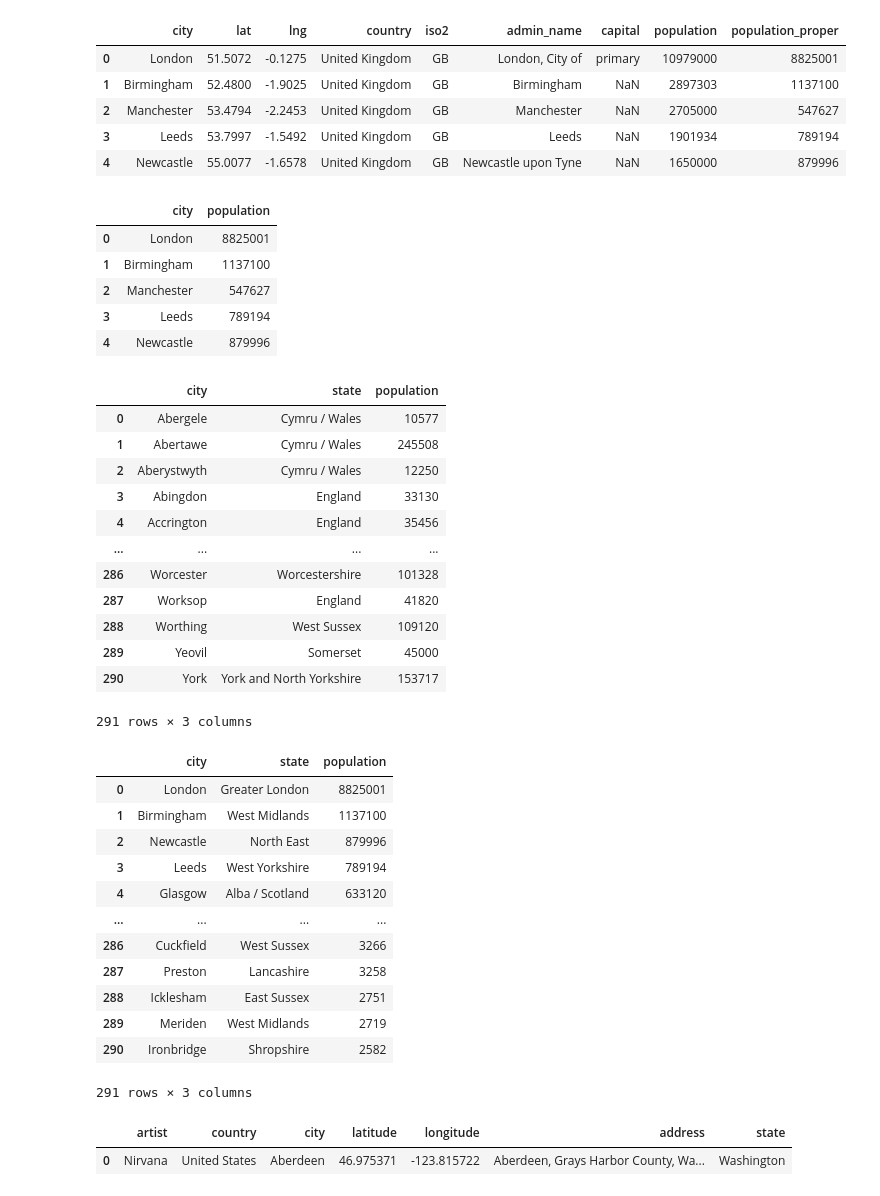
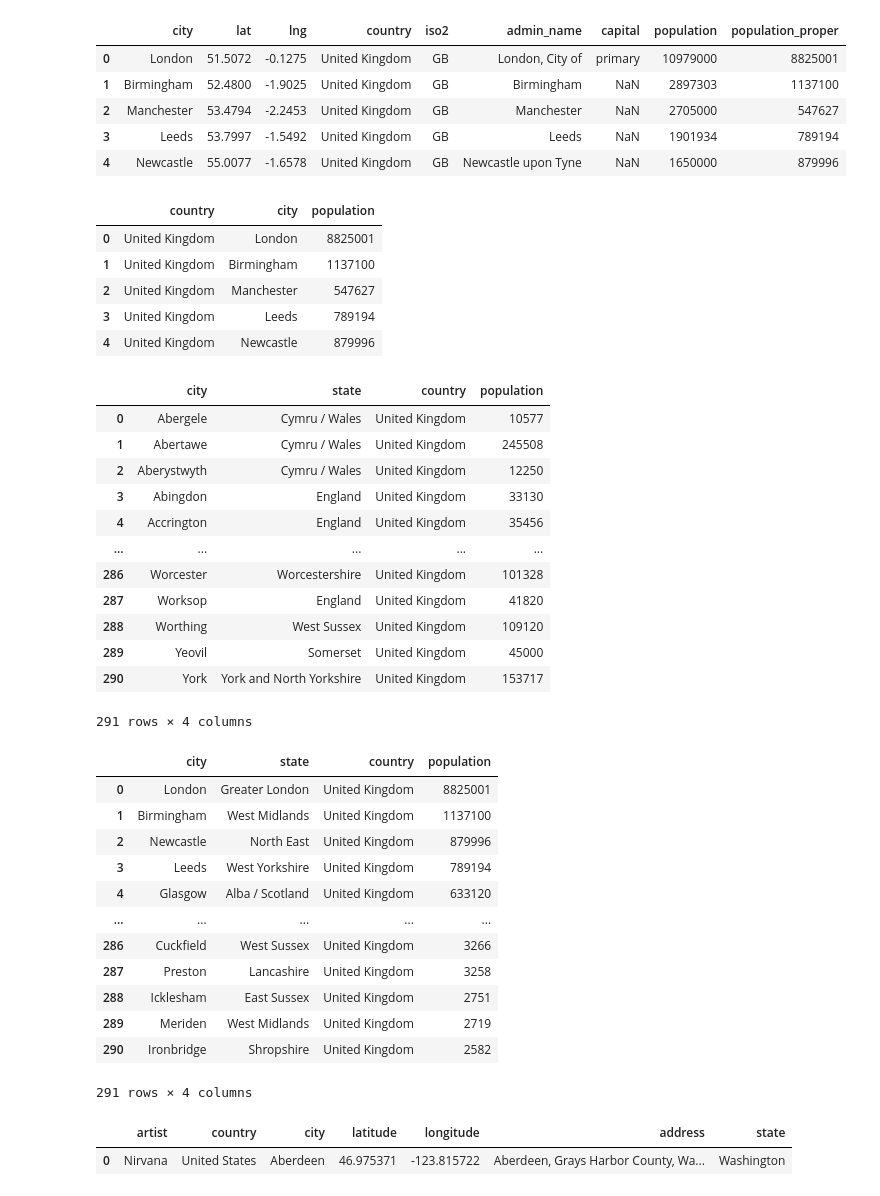
Before and after one commit to arnauog/what_the_rock, a Jupyter notebook: geopy_origins.ipynb, the cells around one changed output. Cells and saved outputs as stored; diff of their text form; code cells hidden in the pictures.

```diff
--- a/geopy_origins.ipynb
+++ b/geopy_origins.ipynb
@@ -2184,50 +2214,50 @@ kaggle_uk_cities.head()
 | 3 | Leeds | 53.7997 | -1.5492 | United Kingdom | GB | Leeds | NaN | 1901934 | 789194 |
 | 4 | Newcastle | 55.0077 | -1.6578 | United Kingdom | GB | Newcastle upon Tyne | NaN | 1650000 | 879996 |
 # %%
-kaggle_uk_cities = kaggle_uk_cities[['city', 'population_proper']].rename(columns={'population_proper': 'population'})
+kaggle_uk_cities = kaggle_uk_cities[['country', 'city', 'population_proper']].rename(columns={'population_proper': 'population'})
 kaggle_uk_cities.head()
 # %% [output]
-|  | city | population |
-| 0 | London | 8825001 |
-| 1 | Birmingham | 1137100 |
-| 2 | Manchester | 547627 |
-| 3 | Leeds | 789194 |
-| 4 | Newcastle | 879996 |
+|  | country | city | population |
+| 0 | United Kingdom | London | 8825001 |
+| 1 | United Kingdom | Birmingham | 1137100 |
+| 2 | United Kingdom | Manchester | 547627 |
+| 3 | United Kingdom | Leeds | 789194 |
+| 4 | United Kingdom | Newcastle | 879996 |
 # %%
 df_uk_population = pd.merge(df_uk_cities, kaggle_uk_cities, on=['city'])
 df_uk_population
 # %% [output]
-|  | city | state | population |
-| 0 | Abergele | Cymru / Wales | 10577 |
-| 1 | Abertawe | Cymru / Wales | 245508 |
-| 2 | Aberystwyth | Cymru / Wales | 12250 |
-| 3 | Abingdon | England | 33130 |
-| 4 | Accrington | England | 35456 |
-| ... | ... | ... | ... |
-| 286 | Worcester | Worcestershire | 101328 |
-| 287 | Worksop | England | 41820 |
-| 288 | Worthing | West Sussex | 109120 |
-| 289 | Yeovil | Somerset | 45000 |
-| 290 | York | York and North Yorkshire | 153717 |
+|  | city | state | country | population |
+| 0 | Abergele | Cymru / Wales | United Kingdom | 10577 |
+| 1 | Abertawe | Cymru / Wales | United Kingdom | 245508 |
+| 2 | Aberystwyth | Cymru / Wales | United Kingdom | 12250 |
+| 3 | Abingdon | England | United Kingdom | 33130 |
+| 4 | Accrington | England | United Kingdom | 35456 |
+| ... | ... | ... | ... | ... |
+| 286 | Worcester | Worcestershire | United Kingdom | 101328 |
+| 287 | Worksop | England | United Kingdom | 41820 |
+| 288 | Worthing | West Sussex | United Kingdom | 109120 |
+| 289 | Yeovil | Somerset | United Kingdom | 45000 |
+| 290 | York | York and North Yorkshire | United Kingdom | 153717 |
-291 rows × 3 columns
+291 rows × 4 columns
 # %%
 df_uk_population = df_uk_population.sort_values('population', ascending=False)\
                                     .reset_index(drop=True)
 df_uk_population
 # %% [output]
-|  | city | state | population |
-| 0 | London | Greater London | 8825001 |
-| 1 | Birmingham | West Midlands | 1137100 |
-| 2 | Newcastle | North East | 879996 |
-| 3 | Leeds | West Yorkshire | 789194 |
-| 4 | Glasgow | Alba / Scotland | 633120 |
-| ... | ... | ... | ... |
-| 286 | Cuckfield | West Sussex | 3266 |
-| 287 | Preston | Lancashire | 3258 |
-| 288 | Icklesham | East Sussex | 2751 |
-| 289 | Meriden | West Midlands | 2719 |
-| 290 | Ironbridge | Shropshire | 2582 |
+|  | city | state | country | population |
+| 0 | London | Greater London | United Kingdom | 8825001 |
+| 1 | Birmingham | West Midlands | United Kingdom | 1137100 |
+| 2 | Newcastle | North East | United Kingdom | 879996 |
+| 3 | Leeds | West Yorkshire | United Kingdom | 789194 |
+| 4 | Glasgow | Alba / Scotland | United Kingdom | 633120 |
+| ... | ... | ... | ... | ... |
+| 286 | Cuckfield | West Sussex | United Kingdom | 3266 |
+| 287 | Preston | Lancashire | United Kingdom | 3258 |
+| 288 | Icklesham | East Sussex | United Kingdom | 2751 |
+| 289 | Meriden | West Midlands | United Kingdom | 2719 |
+| 290 | Ironbridge | Shropshire | United Kingdom | 2582 |
-291 rows × 3 columns
+291 rows × 4 columns
 # %%
 df_uk_population.to_csv('Datasets/df_uk_population.csv', index=False)
 # %%
```
Also changed, not shown: parts of 40 cells of this notebook, 23 other files.
